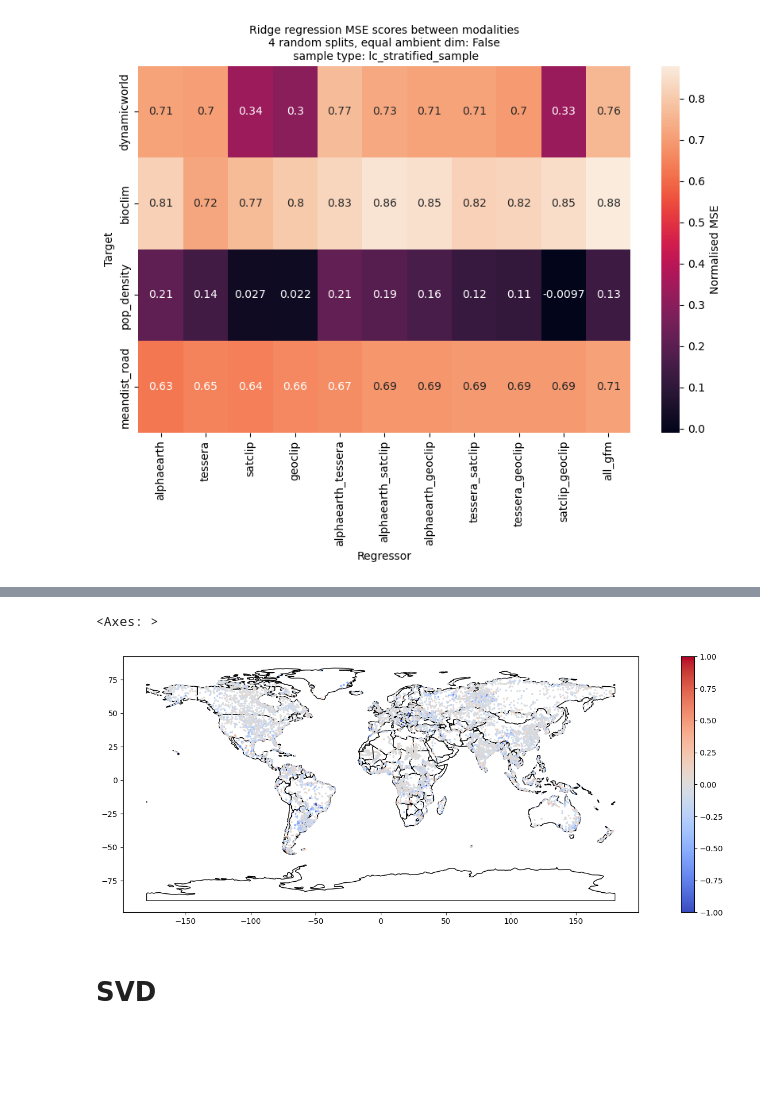
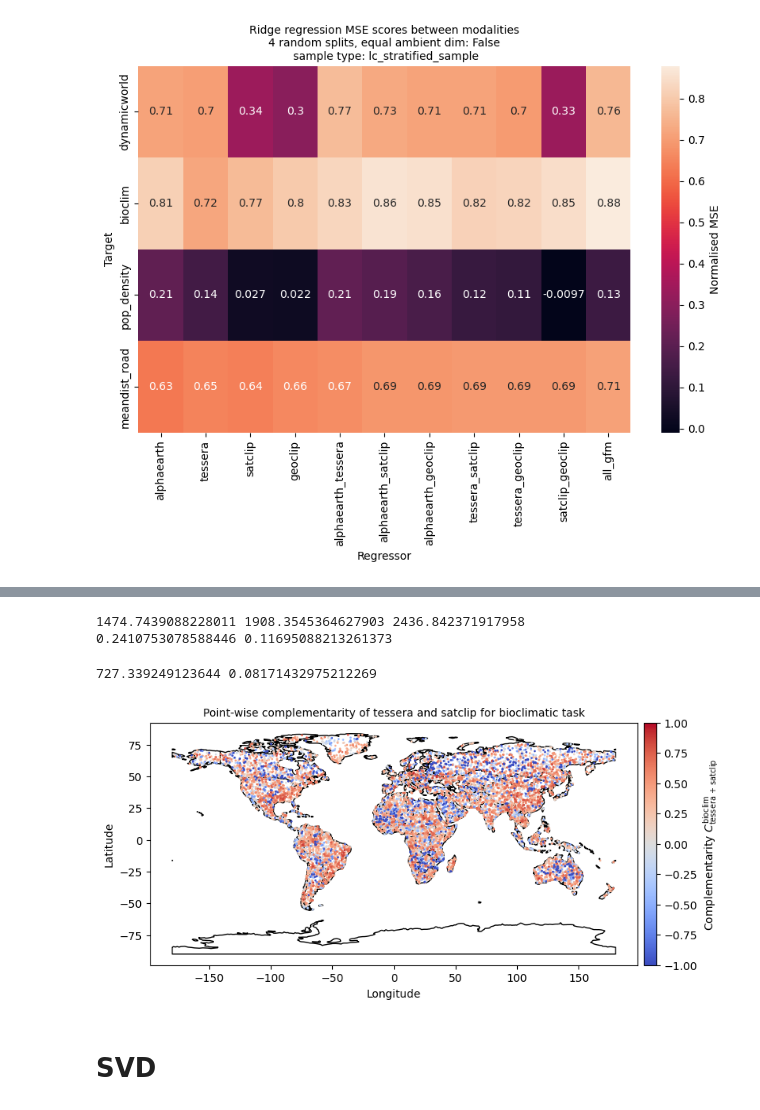
Before and after one commit to WUR-AI/interpret_earth_embeddings, a Jupyter notebook: notebooks/Explain embeddings.ipynb, the cells around one changed output, grey strips where cells are left out. Saved outputs shown, nothing was run; the diff lists cells and outputs as text; code cells hidden in the pictures; blank space fills up the shorter version.

Commit message:
Calculate compl. and small updates to task evals

```diff
--- a/notebooks/Explain embeddings.ipynb
+++ b/notebooks/Explain embeddings.ipynb
@@ -181,0 +208,6 @@ Text(0.5, 1.0, 'Ridge regression MSE scores between modalities\n4 random splits,
+# %%
+df_all, col_names = du.merge_modalities(parent_folder=data_folder, sample_type='lc_stratified_sample',
+                                            modalities=gfm_mods + ['bioclim', 'human_footprint'] if sample_type in ['lc_stratified_sample', 'random_sample'] else gfm_mods,
+                                            zscore_embeddings=False)
+
+len(df_all)
@@ -303,11 +506,49 @@ plt.hist(gdf_mse.compl_alphaearth_tessera, bins=100);
+# %%
+assert df_mse[gfm_mods[ind_best_single_model]].sum() < df_mse[gfm_mods[1 - ind_best_single_model]].sum(), "The chosen best single model does not have the lowest MSE, please check the MSE values and update ind_best_single_model accordingly."
+assert df_mse[f'{regressor_list[0]}_{regressor_list[1]}'].sum() < df_mse[gfm_mods[ind_best_single_model]].sum(), "The combination of models does not have a lower MSE than the best single model, please check the MSE values."
+
+arr_ag = df_mse[f'{regressor_list[0]}_{regressor_list[1]}']
+arr_a = df_mse[regressor_list[ind_best_single_model]]
+arr_g = df_mse[regressor_list[1 - ind_best_single_model]]
+
+print(arr_ag.sum(), arr_a.sum(), arr_g.sum())
+print(np.median((arr_ag - arr_a) / (-1 * arr_a)), np.mean((arr_ag - arr_a) / (-1 * arr_a)))
+# %% [output]
+1474.7439088228011 1908.3545364627903 2436.842371917958
+0.2410753078588446 0.11695088213261373
 # %%
-fig, ax = plt.subplots(figsize=(20,6))
-countries.plot(ax=ax, color="#FFFFFF", edgecolor='black')
-gdf_mse.plot(column=f'compl_alphaearth_tessera', cmap='coolwarm', legend=True, markersize=2, ax=ax, vmax=1, vmin=-1,
+save_fig = True
+
+fig, ax = plt.subplots(1, 1, figsize=(10,4))
+ax_map = ax
+countries.plot(ax=ax_map, color="#FFFFFF", edgecolor='black')
+gdf_mse_plot = gdf_mse
+name_compl_col_plot = f'compl_{regressor_list[0]}_{regressor_list[1]}_mean' if len(target_list) > 1 else name_compl_col
+
+gdf_mse_plot['compl_abs'] = np.abs(gdf_mse_plot[name_compl_col_plot])
+gdf_mse_plot = gdf_mse_plot.sort_values('compl_abs', ascending=True)
+
+
+gdf_mse_plot.plot(column=name_compl_col_plot, cmap='coolwarm', legend=True,
+                  markersize=1, ax=ax_map, vmax=1, vmin=-1, legend_kwds={
+                  'label': 'Complementarity ' + r"$C_{\text{tessera + satclip}}^{\text{bioclim}}$",
+                  'pad': 0.01, 'shrink': 1, 'fraction': 0.02},
              alpha=1)
+
+ax_map.set_xlabel('Longitude')
+ax_map.set_ylabel('Latitude')
+ax_map.set_title(f'Point-wise complementarity of {regressor_list[0]} and {regressor_list[1]} for bioclimatic task',
+                 fontsize=10)
+
+print(df_mse[name_compl_col_plot].sum(), df_mse[name_compl_col_plot].mean())
+
+if save_fig:
+     fig_folder = '/Users/tplas/repos/ms_neureo/figs/'
+     assert os.path.exists(fig_folder) and os.path.isdir(fig_folder), f"Figure folder {fig_folder} does not exist and/or is not a directory."
+     fig.savefig(os.path.join(fig_folder, f'complementarity_map_{regressor_list[0]}_{regressor_list[1]}_{target_list[0]}_{sample_type}.pdf'), bbox_inches='tight')
 # %% [output]
-<Axes: >
+727.339249123644 0.08171432975212269
-[figure, old version]
+[figure, new version]
 # %% [markdown]
 # SVD
 # %%
```
Also changed, not shown: parts of 9 cells of this notebook, 2 other files.
